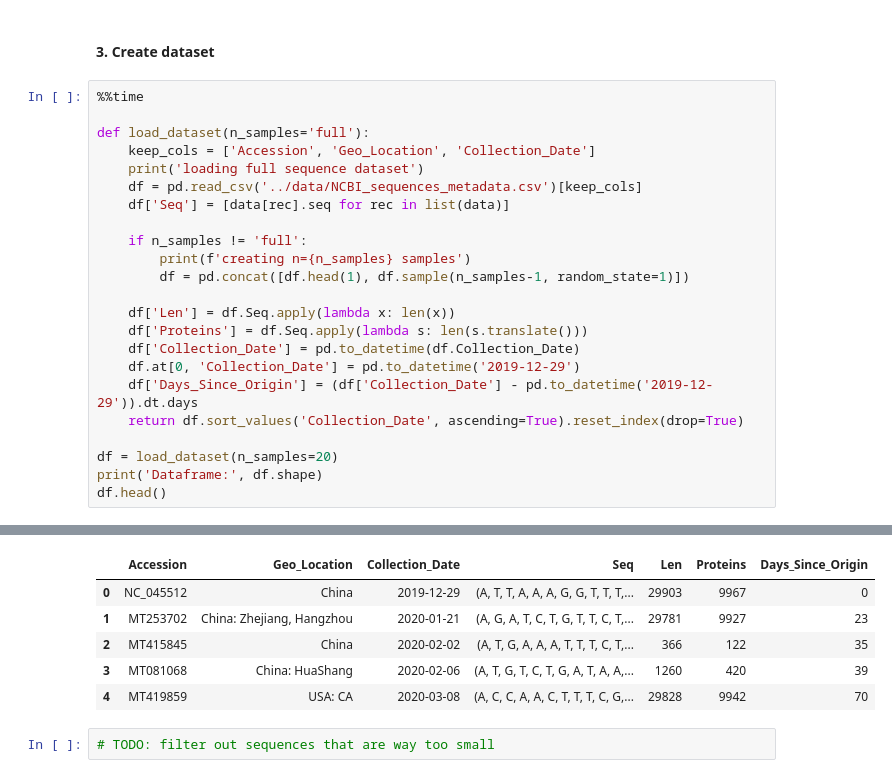
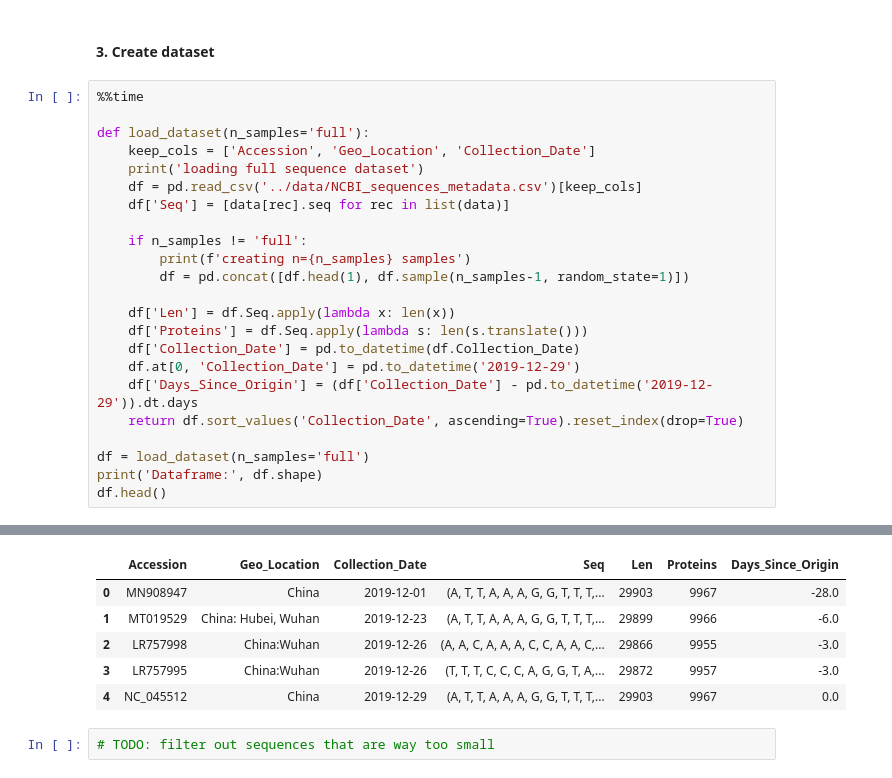
Before and after one commit to lukexyz/DNA-Toolbox, a Jupyter notebook: notebooks/03-COVID19-GlobalAnalysis.ipynb, the cells around one changed output, grey strips where cells are left out. Saved outputs shown, nothing was run; the diff lists cells and outputs as text.

```diff
--- a/notebooks/03-COVID19-GlobalAnalysis.ipynb
+++ b/notebooks/03-COVID19-GlobalAnalysis.ipynb
@@ -96,7 +96,7 @@ def load_dataset(n_samples='full'):
     df['Days_Since_Origin'] = (df['Collection_Date'] - pd.to_datetime('2019-12-29')).dt.days
     return df.sort_values('Collection_Date', ascending=True).reset_index(drop=True)
 
-df = load_dataset(n_samples=20)
+df = load_dataset(n_samples='full')
 print('Dataframe:', df.shape)
 df.head()
 # %% [output]
@@ -108,9 +107,9 @@ Wall time: 17.4 s
 |  | Accession | Geo_Location | Collection_Date | Seq | Len | Proteins | Days_Since_Origin |
-| 0 | NC_045512 | China | 2019-12-29 | (A, T, T, A, A, A, G, G, T, T, T,... | 29903 | 9967 | 0 |
-| 1 | MT253702 | China: Zhejiang, Hangzhou | 2020-01-21 | (A, G, A, T, C, T, G, T, T, C, T,... | 29781 | 9927 | 23 |
-| 2 | MT415845 | China | 2020-02-02 | (A, T, G, A, A, A, T, T, T, C, T,... | 366 | 122 | 35 |
-| 3 | MT081068 | China: HuaShang | 2020-02-06 | (A, T, G, T, C, T, G, A, T, A, A,... | 1260 | 420 | 39 |
-| 4 | MT419859 | USA: CA | 2020-03-08 | (A, C, C, A, A, C, T, T, T, C, G,... | 29828 | 9942 | 70 |
+| 0 | MN908947 | China | 2019-12-01 | (A, T, T, A, A, A, G, G, T, T, T,... | 29903 | 9967 | -28.0 |
+| 1 | MT019529 | China: Hubei, Wuhan | 2019-12-23 | (A, T, T, A, A, A, G, G, T, T, T,... | 29899 | 9966 | -6.0 |
+| 2 | LR757998 | China:Wuhan | 2019-12-26 | (A, A, C, A, A, A, C, C, A, A, C,... | 29866 | 9955 | -3.0 |
+| 3 | LR757995 | China:Wuhan | 2019-12-26 | (T, T, T, C, C, C, A, G, G, T, A,... | 29872 | 9957 | -3.0 |
+| 4 | NC_045512 | China | 2019-12-29 | (A, T, T, A, A, A, G, G, T, T, T,... | 29903 | 9967 | 0.0 |
 # %%
 # TODO: filter out sequences that are way too small
 # %% [markdown]
```
Also changed, not shown: parts of 4 cells of this notebook.
